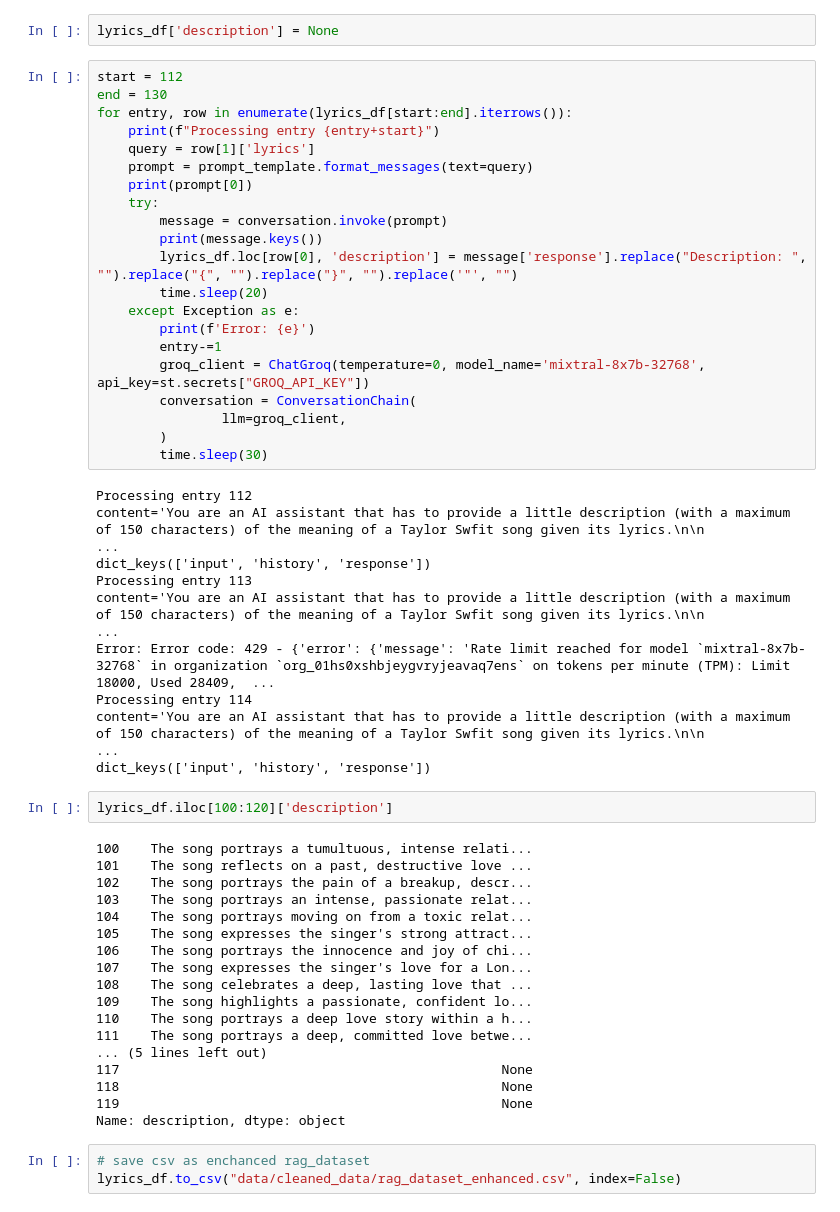
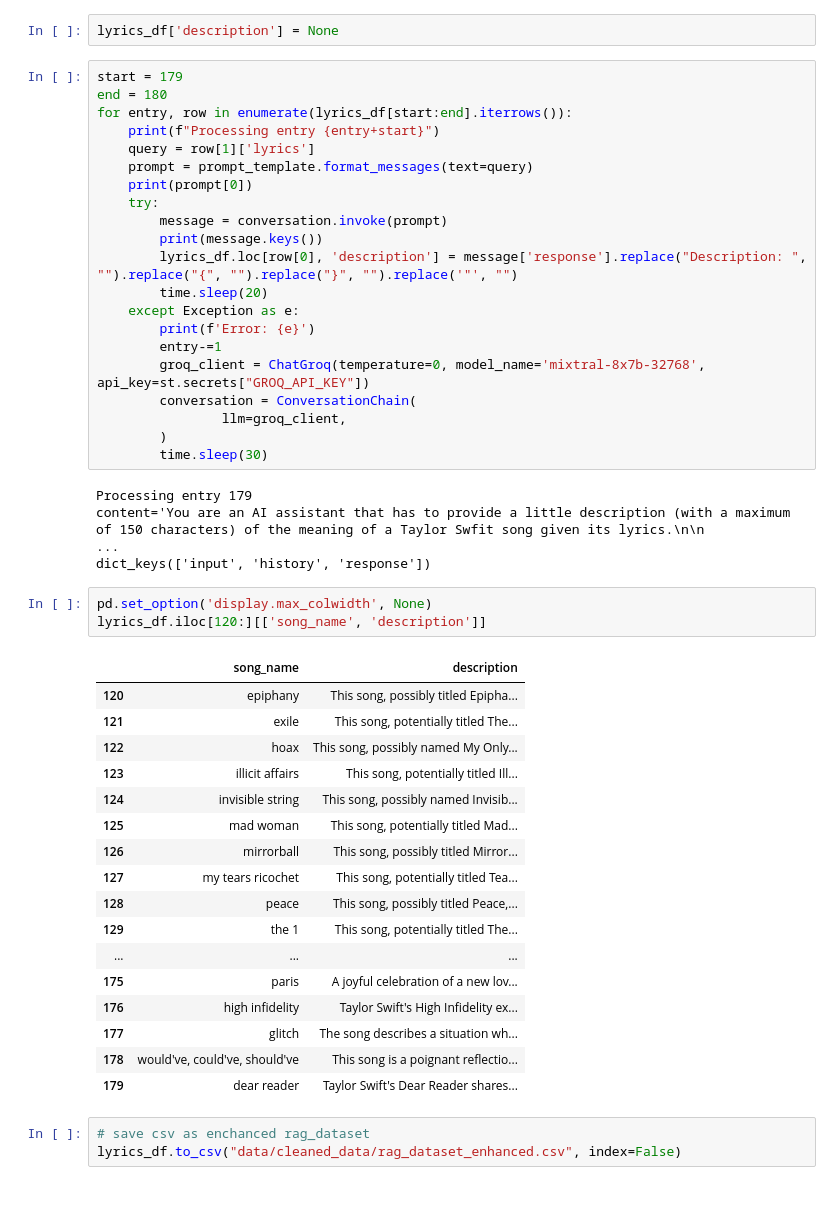
Before and after one commit to cannox227/Taylor-s-Tune, a Jupyter notebook: lyrics_summarization.ipynb, the cells around one changed output. Cells and saved outputs as stored; diff of their text form.

```diff
--- a/lyrics_summarization.ipynb
+++ b/lyrics_summarization.ipynb
@@ -55,8 +55,8 @@ response
 # %%
 lyrics_df['description'] = None
 # %%
-start = 112
-end = 130
+start = 179
+end = 180
 for entry, row in enumerate(lyrics_df[start:end].iterrows()):
     print(f"Processing entry {entry+start}")
     query = row[1]['lyrics']
@@ -76,35 +76,30 @@ for entry, row in enumerate(lyrics_df[start:end].iterrows()):
         )
         time.sleep(30)
 # %% [output]
-Processing entry 112
+Processing entry 179
 content='You are an AI assistant that has to provide a little description (with a maximum of 150 characters) of the meaning of a Taylor Swfit song given its lyrics.\n\n                                 ...
 dict_keys(['input', 'history', 'response'])
-Processing entry 113
-content='You are an AI assistant that has to provide a little description (with a maximum of 150 characters) of the meaning of a Taylor Swfit song given its lyrics.\n\n                                 ...
-Error: Error code: 429 - {'error': {'message': 'Rate limit reached for model `mixtral-8x7b-32768` in organization `org_01hs0xshbjeygvryjeavaq7ens` on tokens per minute (TPM): Limit 18000, Used 28409,  ...
-Processing entry 114
-content='You are an AI assistant that has to provide a little description (with a maximum of 150 characters) of the meaning of a Taylor Swfit song given its lyrics.\n\n                                 ...
-dict_keys(['input', 'history', 'response'])
-# %%
-lyrics_df.iloc[100:120]['description']
-# %% [output]
-100    The song portrays a tumultuous, intense relati...
-101    The song reflects on a past, destructive love ...
-102    The song portrays the pain of a breakup, descr...
-103    The song portrays an intense, passionate relat...
-104    The song portrays moving on from a toxic relat...
-105    The song expresses the singer's strong attract...
-106    The song portrays the innocence and joy of chi...
-107    The song expresses the singer's love for a Lon...
-108    The song celebrates a deep, lasting love that ...
-109    The song highlights a passionate, confident lo...
-110    The song portrays a deep love story within a h...
-111    The song portrays a deep, committed love betwe...
-... (5 lines left out)
-117                                                 None
-118                                                 None
-119                                                 None
-Name: description, dtype: object
+# %%
+pd.set_option('display.max_colwidth', None)
+lyrics_df.iloc[120:][['song_name', 'description']]
+# %% [output]
+|  | song_name | description |
+| 120 | epiphany | This song, possibly titled Epipha... |
+| 121 | exile | This song, potentially titled The... |
+| 122 | hoax | This song, possibly named My Only... |
+| 123 | illicit affairs | This song, potentially titled Ill... |
+| 124 | invisible string | This song, possibly named Invisib... |
+| 125 | mad woman | This song, potentially titled Mad... |
+| 126 | mirrorball | This song, possibly titled Mirror... |
+| 127 | my tears ricochet | This song, potentially titled Tea... |
+| 128 | peace | This song, possibly titled Peace,... |
+| 129 | the 1 | This song, potentially titled The... |
+| ... | ... | ... |
+| 175 | paris | A joyful celebration of a new lov... |
+| 176 | high infidelity | Taylor Swift's High Infidelity ex... |
+| 177 | glitch | The song describes a situation wh... |
+| 178 | would've, could've, should've | This song is a poignant reflectio... |
+| 179 | dear reader | Taylor Swift's Dear Reader shares... |
 # %%
 # save csv as enchanced rag_dataset
 lyrics_df.to_csv("data/cleaned_data/rag_dataset_enhanced.csv", index=False)
```
Also changed, not shown: parts of 1 cell of this notebook, 7 other files.
